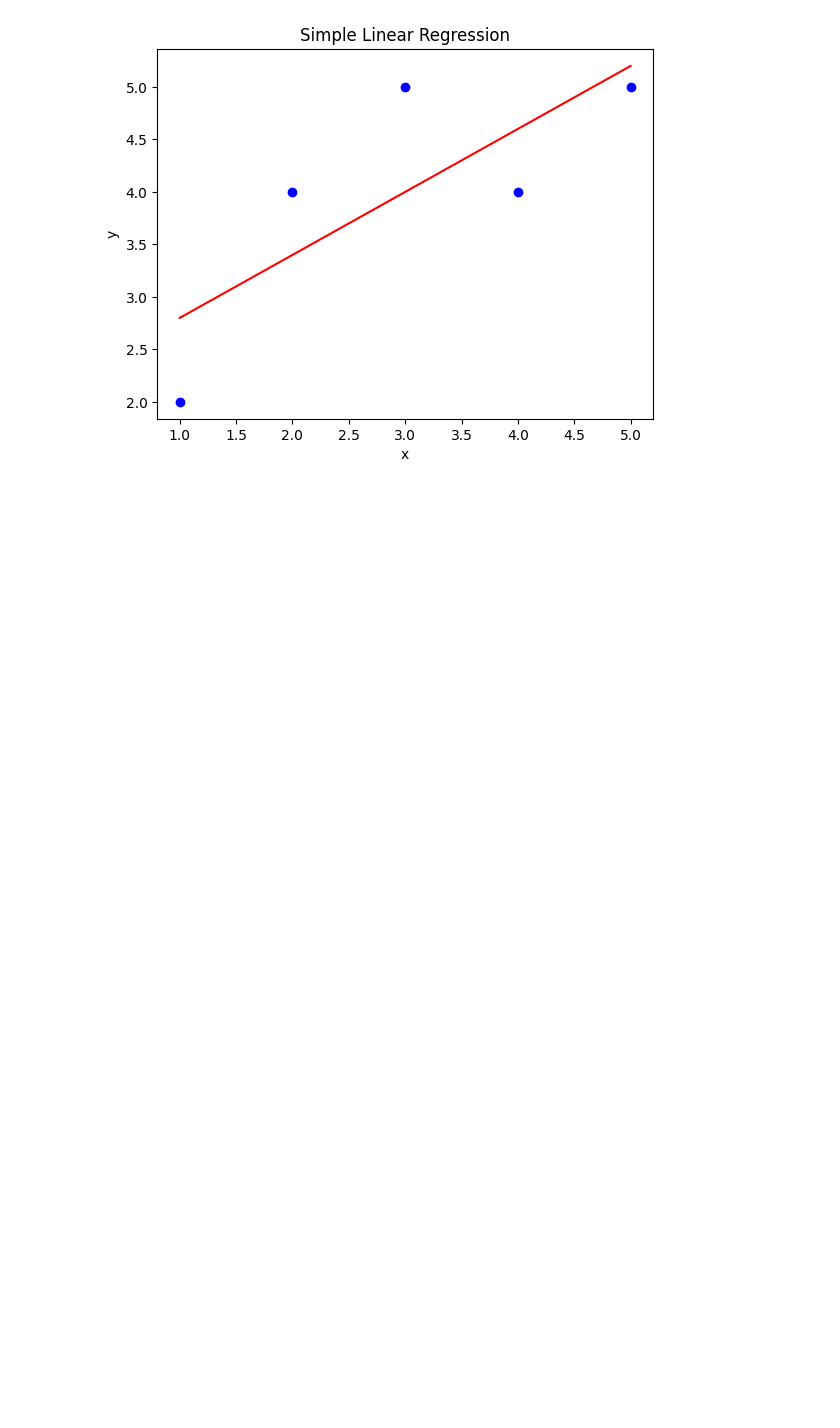
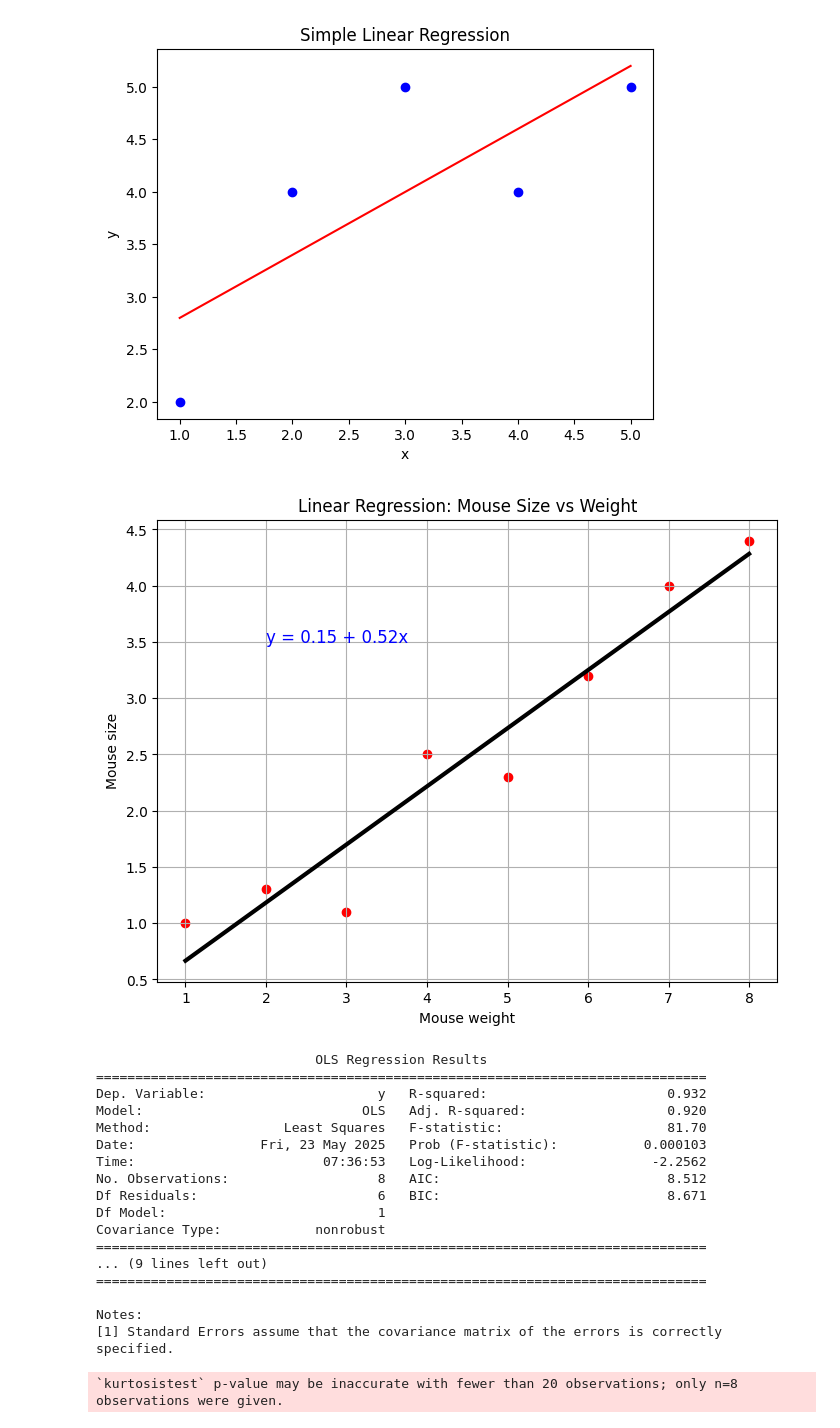
Before and after one commit to jeojildo/fundamentos-int-comp-ciencia-dados, a Jupyter notebook: Atividade_2_1_Linear_Regression_and_Metrics.ipynb, the cells around one changed output. Drawn from its saved outputs; the diff is of its cells as text; code cells hidden in the pictures; blank space fills up the shorter version.

```diff
--- a/Atividade_2_1_Linear_Regression_and_Metrics.ipynb
+++ b/Atividade_2_1_Linear_Regression_and_Metrics.ipynb
@@ -283,3 +297,64 @@ plt.title("Simple Linear Regression")
 plt.show()
 # %% [output]
 [figure]
+# %%
+import numpy as np
+import matplotlib.pyplot as plt
+from sklearn.linear_model import LinearRegression
+import statsmodels.api as sm
+
+#dados
+x = np.array([1, 2, 3, 4, 5, 6, 7, 8]).reshape(-1, 1)
+y = np.array([1.0, 1.3, 1.1, 2.5, 2.3, 3.2, 4.0, 4.4])
+
+#regressão
+model = LinearRegression()
+model.fit(x, y)
+
+slope = model.coef_[0]
+intercept = model.intercept_
+
+#predição dos valores de y
+y_pred = model.predict(x)
+
+#grafico
+plt.figure(figsize=(8, 6))
+plt.scatter(x, y, color='red')
+plt.plot(x, y_pred, color='black', linewidth=3)
+plt.title("Linear Regression: Mouse Size vs Weight")
+plt.xlabel("Mouse weight")
+plt.ylabel("Mouse size")
+
+
+eq_text = f"y = {intercept:.2f} + {slope:.2f}x"
+plt.text(2, 3.5, eq_text, fontsize=12, color="blue")
+
+plt.grid(True)
+plt.show()
+
+#estatísticas com statsmodels
+x_with_const = sm.add_constant(x)
+model_sm = sm.OLS(y, x_with_const)
+results = model_sm.fit()
+
+print(results.summary())
+# %% [output]
+[figure, added]
+                            OLS Regression Results
+==============================================================================
+Dep. Variable:                      y   R-squared:                       0.932
+Model:                            OLS   Adj. R-squared:                  0.920
+Method:                 Least Squares   F-statistic:                     81.70
+Date:                Fri, 23 May 2025   Prob (F-statistic):           0.000103
+Time:                        07:36:53   Log-Likelihood:                -2.2562
+No. Observations:                   8   AIC:                             8.512
+Df Residuals:                       6   BIC:                             8.671
+Df Model:                           1
+Covariance Type:            nonrobust
+==============================================================================
+... (9 lines left out)
+==============================================================================
+
+Notes:
+[1] Standard Errors assume that the covariance matrix of the errors is correctly specified.
+`kurtosistest` p-value may be inaccurate with fewer than 20 observations; only n=8 observations were given.
```
Also changed, not shown: parts of 5 cells of this notebook.
